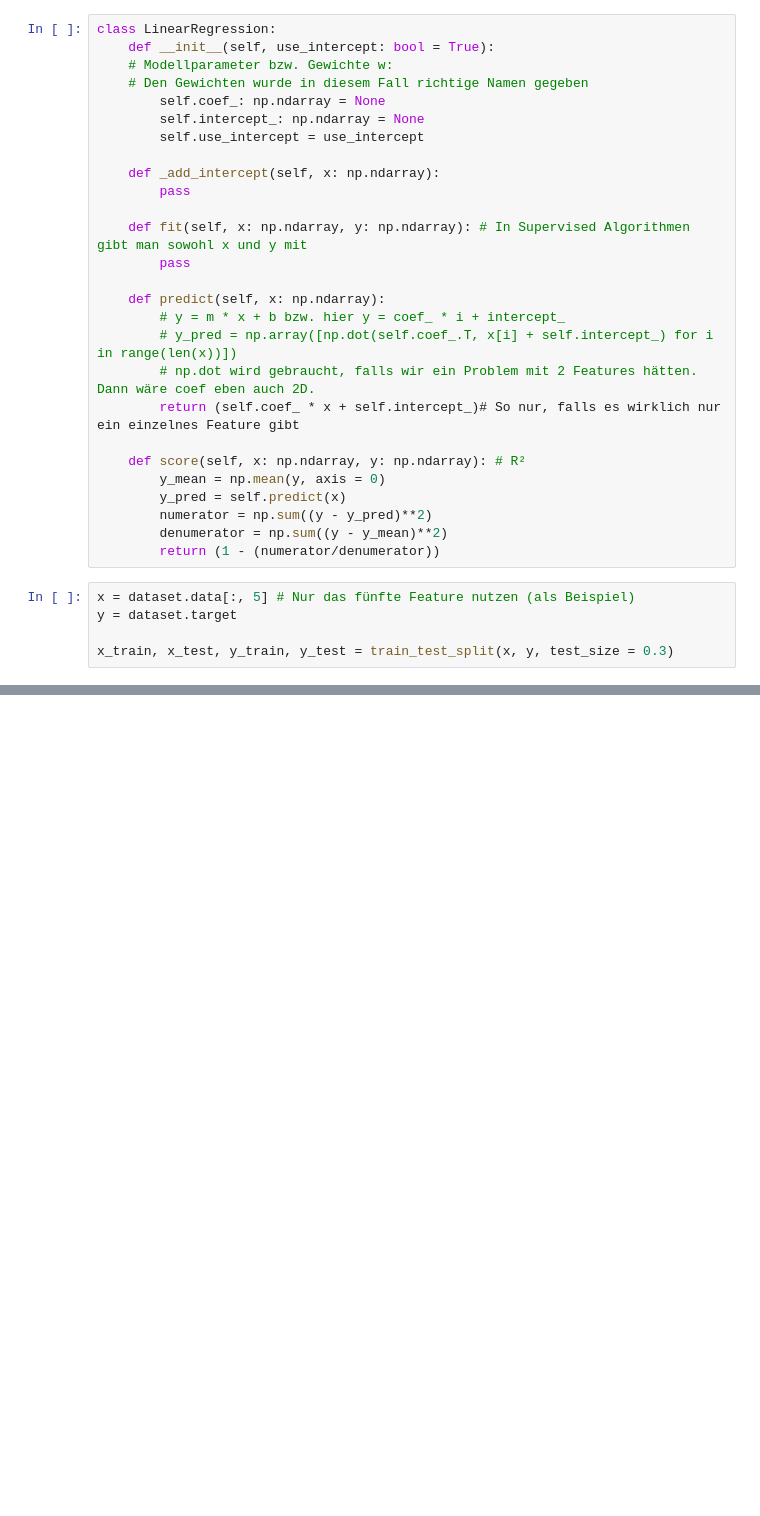
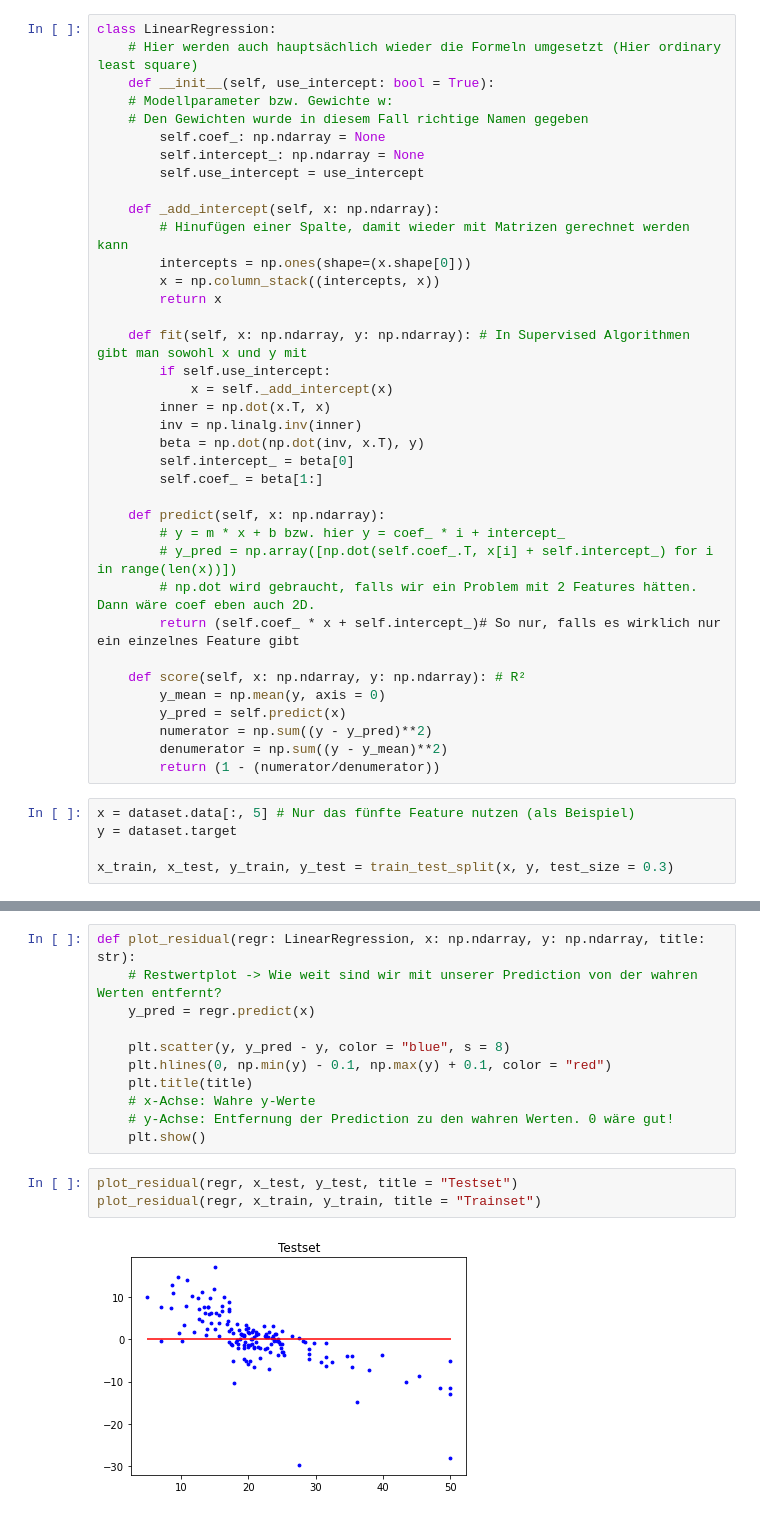
Before and after one commit to gvtsch/Udemy_Machine_Learning, a Jupyter notebook: boston_dataset_lin_regr.ipynb, the cells around one changed output, grey strips where cells are left out. Saved outputs shown, nothing was run; the diff lists cells and outputs as text; blank space fills up the shorter version.

Commit message:
Plot Klasse

```diff
--- a/boston_dataset_lin_regr.ipynb
+++ b/boston_dataset_lin_regr.ipynb
@@ -11,6 +11,7 @@ from sklearn.model_selection import train_test_split
 dataset = load_boston()
 # %%
 class LinearRegression:
+    # Hier werden auch hauptsächlich wieder die Formeln umgesetzt (Hier ordinary least square)
     def __init__(self, use_intercept: bool = True):
     # Modellparameter bzw. Gewichte w:
     # Den Gewichten wurde in diesem Fall richtige Namen gegeben
@@ -19,10 +20,19 @@ class LinearRegression:
         self.use_intercept = use_intercept
 
     def _add_intercept(self, x: np.ndarray):
-        pass
+        # Hinufügen einer Spalte, damit wieder mit Matrizen gerechnet werden kann
+        intercepts = np.ones(shape=(x.shape[0]))
+        x = np.column_stack((intercepts, x))
+        return x
 
     def fit(self, x: np.ndarray, y: np.ndarray): # In Supervised Algorithmen gibt man sowohl x und y mit
-        pass
+        if self.use_intercept:
+            x = self._add_intercept(x)
+        inner = np.dot(x.T, x)
+        inv = np.linalg.inv(inner)
+        beta = np.dot(np.dot(inv, x.T), y)
+        self.intercept_ = beta[0]
+        self.coef_ = beta[1:]
 
     def predict(self, x: np.ndarray):
         # y = m * x + b bzw. hier y = coef_ * i + intercept_
@@ -68,0 +81,16 @@ plt.show()
+# %%
+def plot_residual(regr: LinearRegression, x: np.ndarray, y: np.ndarray, title: str):
+    # Restwertplot -> Wie weit sind wir mit unserer Prediction von der wahren Werten entfernt?
+    y_pred = regr.predict(x)
+
+    plt.scatter(y, y_pred - y, color = "blue", s = 8)
+    plt.hlines(0, np.min(y) - 0.1, np.max(y) + 0.1, color = "red")
+    plt.title(title)
+    # x-Achse: Wahre y-Werte
+    # y-Achse: Entfernung der Prediction zu den wahren Werten. 0 wäre gut!
+    plt.show()
+# %%
+plot_residual(regr, x_test, y_test, title = "Testset")
+plot_residual(regr, x_train, y_train, title = "Trainset")
+# %% [output]
+[figure, added]
```
Also changed, not shown: parts of 4 cells of this notebook.
